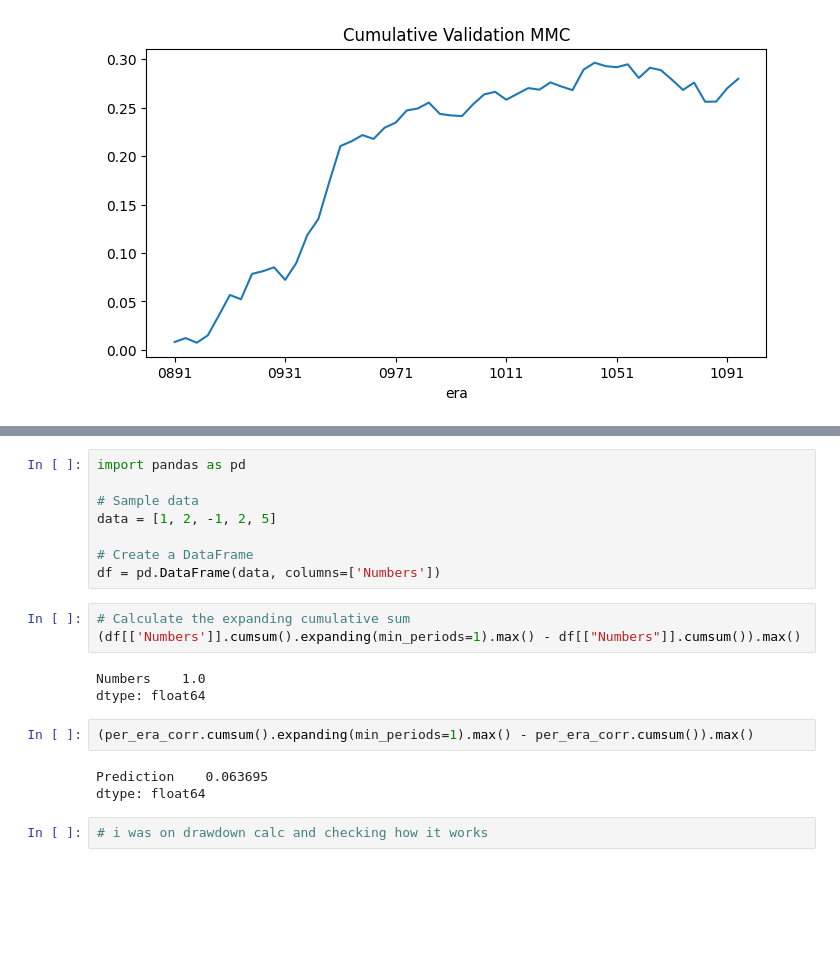
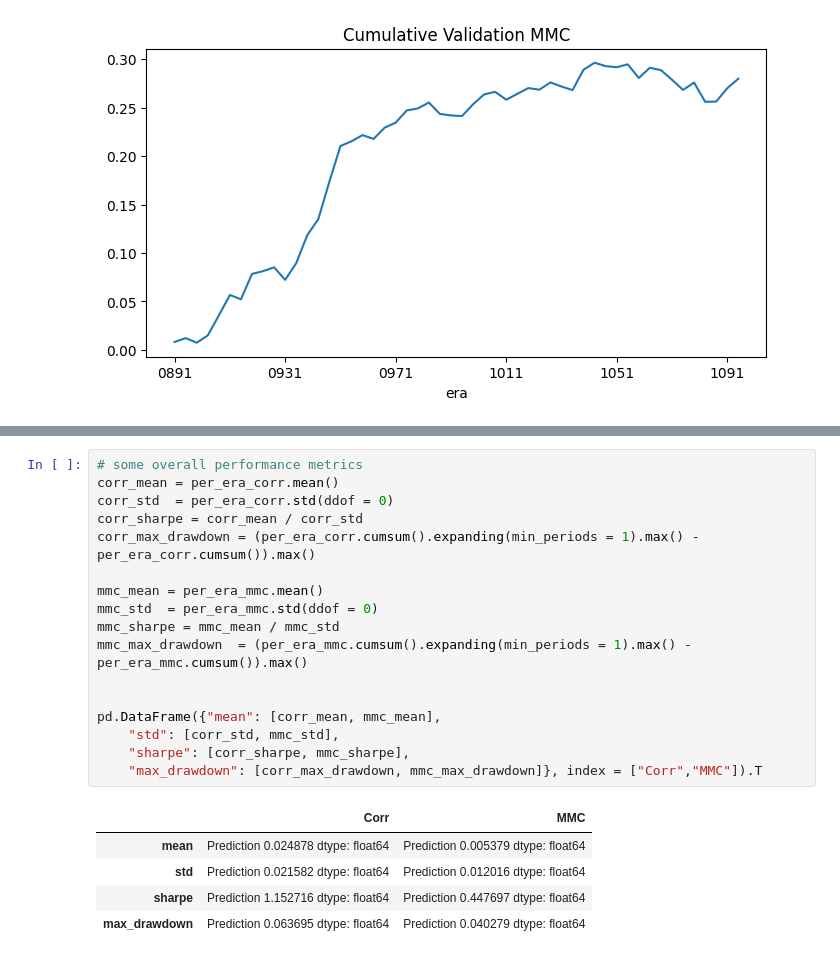
Before and after one commit to Pankaj-2003/Numerai_Models, a Jupyter notebook: numerai_first_notebook.ipynb, the cells around one changed output, grey strips where cells are left out. Saved outputs shown, nothing was run; the diff lists cells and outputs as text; blank space fills up the shorter version.

```diff
--- a/numerai_first_notebook.ipynb
+++ b/numerai_first_notebook.ipynb
@@ -293,21 +281,23 @@ per_era_corr
-# %%
-import pandas as pd
-
-# Sample data
-data = [1, 2, -1, 2, 5]
-
-# Create a DataFrame
-df = pd.DataFrame(data, columns=['Numbers'])
-# %%
-# Calculate the expanding cumulative sum
-(df[['Numbers']].cumsum().expanding(min_periods=1).max() - df[["Numbers"]].cumsum()).max()
-# %% [output]
-Numbers    1.0
-dtype: float64
-# %%
-(per_era_corr.cumsum().expanding(min_periods=1).max() - per_era_corr.cumsum()).max()
-# %% [output]
-Prediction    0.063695
-dtype: float64
-# %%
-# i was on drawdown calc and checking how it works
+# %%
+# some overall performance metrics
+corr_mean = per_era_corr.mean()
+corr_std  = per_era_corr.std(ddof = 0)
+corr_sharpe = corr_mean / corr_std
+corr_max_drawdown = (per_era_corr.cumsum().expanding(min_periods = 1).max() - per_era_corr.cumsum()).max()
+
+mmc_mean = per_era_mmc.mean()
+mmc_std  = per_era_mmc.std(ddof = 0)
+mmc_sharpe = mmc_mean / mmc_std
+mmc_max_drawdown  = (per_era_mmc.cumsum().expanding(min_periods = 1).max() - per_era_mmc.cumsum()).max()
+
+
+pd.DataFrame({"mean": [corr_mean, mmc_mean],
+    "std": [corr_std, mmc_std],
+    "sharpe": [corr_sharpe, mmc_sharpe],
+    "max_drawdown": [corr_max_drawdown, mmc_max_drawdown]}, index = ["Corr","MMC"]).T
+# %% [output]
+|  | Corr | MMC |
+| mean | Prediction 0.024878 dtype: float64 | Prediction 0.005379 dtype: float64 |
+| std | Prediction 0.021582 dtype: float64 | Prediction 0.012016 dtype: float64 |
+| sharpe | Prediction 1.152716 dtype: float64 | Prediction 0.447697 dtype: float64 |
+| max_drawdown | Prediction 0.063695 dtype: float64 | Prediction 0.040279 dtype: float64 |
```
Also changed, not shown: parts of 9 cells of this notebook.
